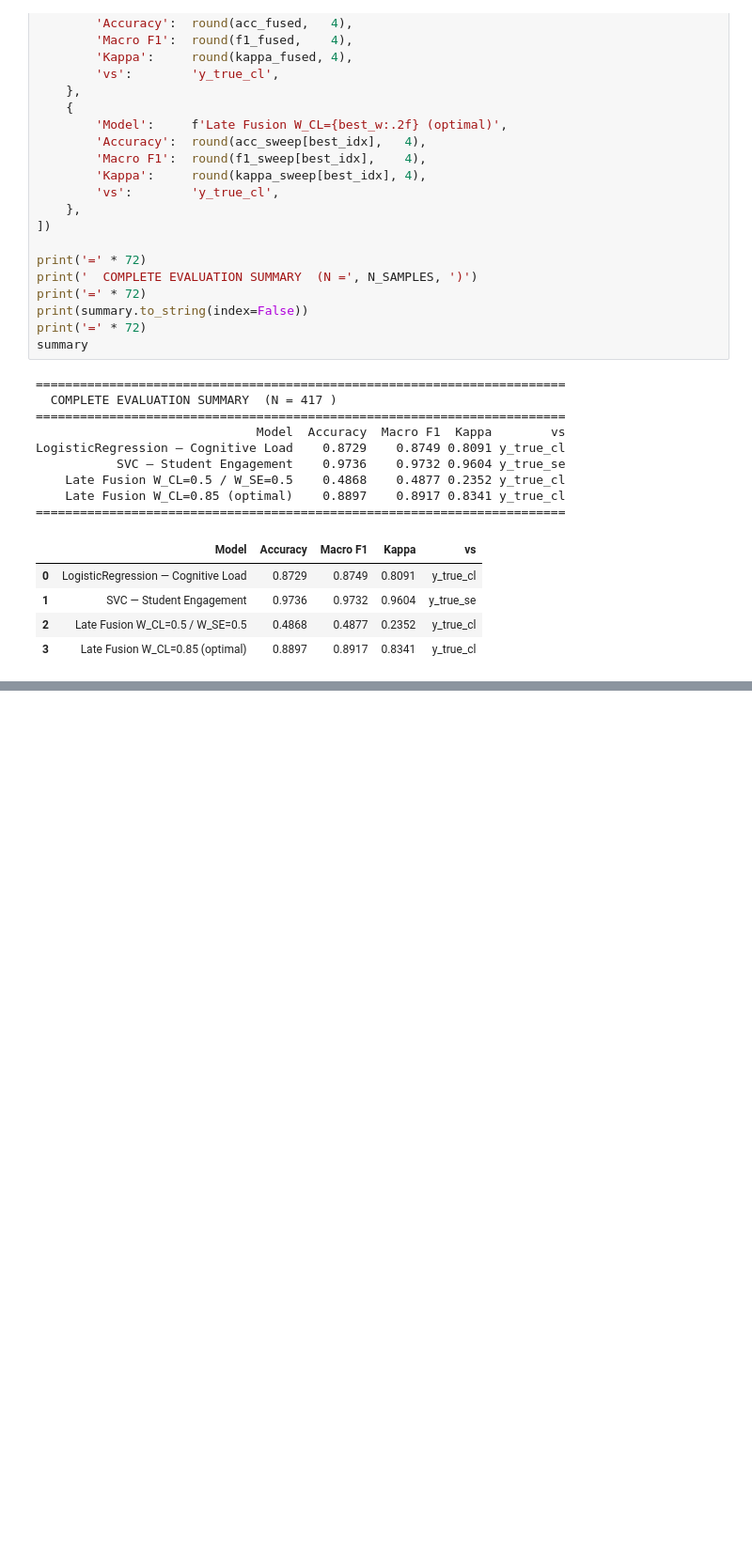
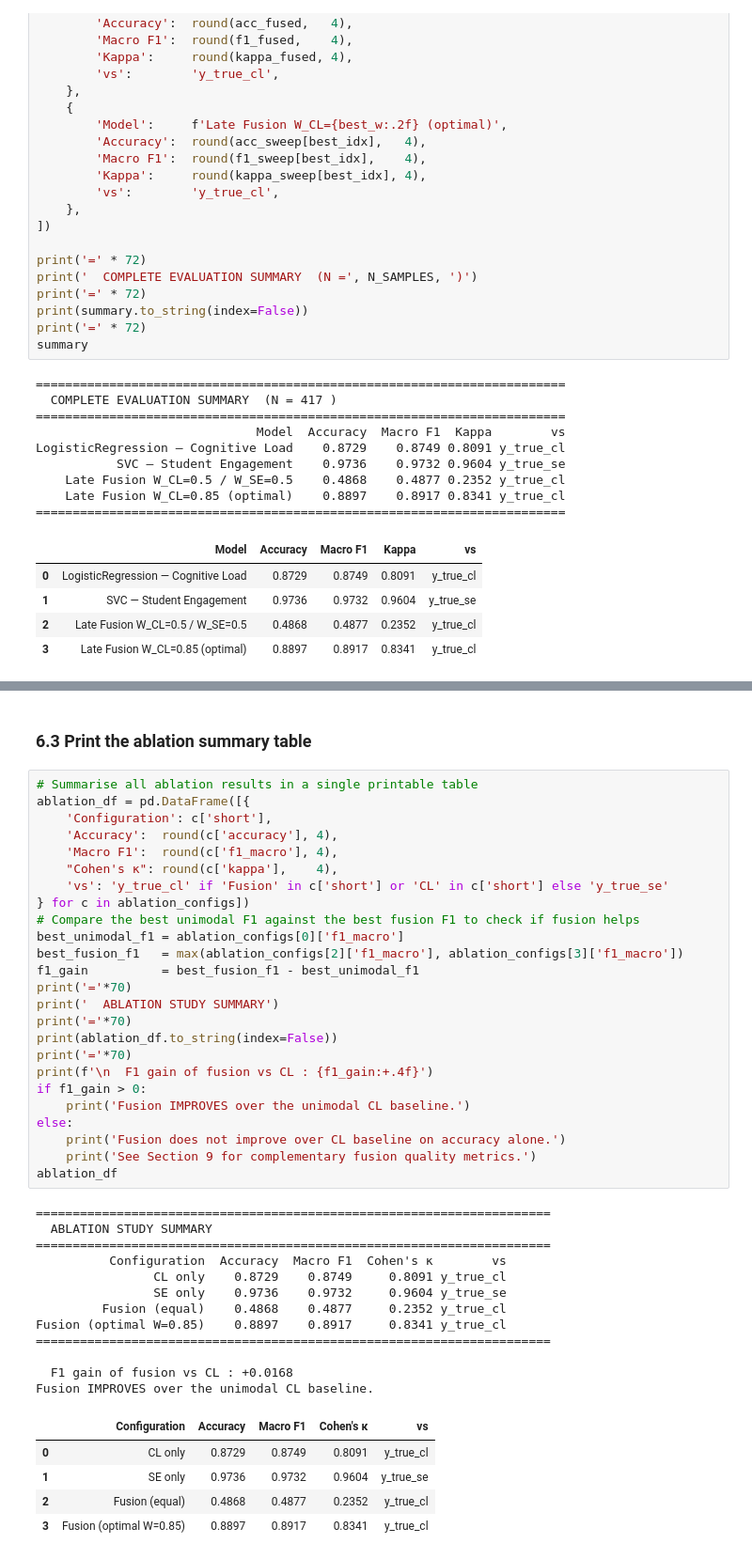
Before and after one commit to YasiniK/multimodal-student-cognitive-load-and-engagement-detection, a Jupyter notebook: fusion_layer.ipynb, the cells around one changed output, grey strips where cells are left out. Shown at 94% size. Saved outputs shown, nothing was run; the diff lists cells and outputs as text; blank space fills up the shorter version.

```diff
--- a/fusion_layer.ipynb
+++ b/fusion_layer.ipynb
@@ -665,0 +763,45 @@ LogisticRegression — Cognitive Load    0.8729    0.8749 0.8091 y_true_cl
+# %% [markdown]
+### 6.3 Print the ablation summary table
+# %%
+# Summarise all ablation results in a single printable table
+ablation_df = pd.DataFrame([{
+    'Configuration': c['short'],
+    'Accuracy':  round(c['accuracy'], 4),
+    'Macro F1':  round(c['f1_macro'], 4),
+    "Cohen's κ": round(c['kappa'],    4),
+    'vs': 'y_true_cl' if 'Fusion' in c['short'] or 'CL' in c['short'] else 'y_true_se'
+} for c in ablation_configs])
+# Compare the best unimodal F1 against the best fusion F1 to check if fusion helps
+best_unimodal_f1 = ablation_configs[0]['f1_macro']
+best_fusion_f1   = max(ablation_configs[2]['f1_macro'], ablation_configs[3]['f1_macro'])
+f1_gain          = best_fusion_f1 - best_unimodal_f1
+print('='*70)
+print('  ABLATION STUDY SUMMARY')
+print('='*70)
+print(ablation_df.to_string(index=False))
+print('='*70)
+print(f'\n  F1 gain of fusion vs CL : {f1_gain:+.4f}')
+if f1_gain > 0:
+    print('Fusion IMPROVES over the unimodal CL baseline.')
+else:
+    print('Fusion does not improve over CL baseline on accuracy alone.')
+    print('See Section 9 for complementary fusion quality metrics.')
+ablation_df
+# %% [output]
+======================================================================
+  ABLATION STUDY SUMMARY
+======================================================================
+          Configuration  Accuracy  Macro F1  Cohen's κ        vs
+                CL only    0.8729    0.8749     0.8091 y_true_cl
+                SE only    0.9736    0.9732     0.9604 y_true_se
+         Fusion (equal)    0.4868    0.4877     0.2352 y_true_cl
+Fusion (optimal W=0.85)    0.8897    0.8917     0.8341 y_true_cl
+======================================================================
+
+  F1 gain of fusion vs CL : +0.0168
+Fusion IMPROVES over the unimodal CL baseline.
+|  | Configuration | Accuracy | Macro F1 | Cohen's κ | vs |
+| 0 | CL only | 0.8729 | 0.8749 | 0.8091 | y_true_cl |
+| 1 | SE only | 0.9736 | 0.9732 | 0.9604 | y_true_se |
+| 2 | Fusion (equal) | 0.4868 | 0.4877 | 0.2352 | y_true_cl |
+| 3 | Fusion (optimal W=0.85) | 0.8897 | 0.8917 | 0.8341 | y_true_cl |
```
Also changed, not shown: parts of 6 cells of this notebook.
